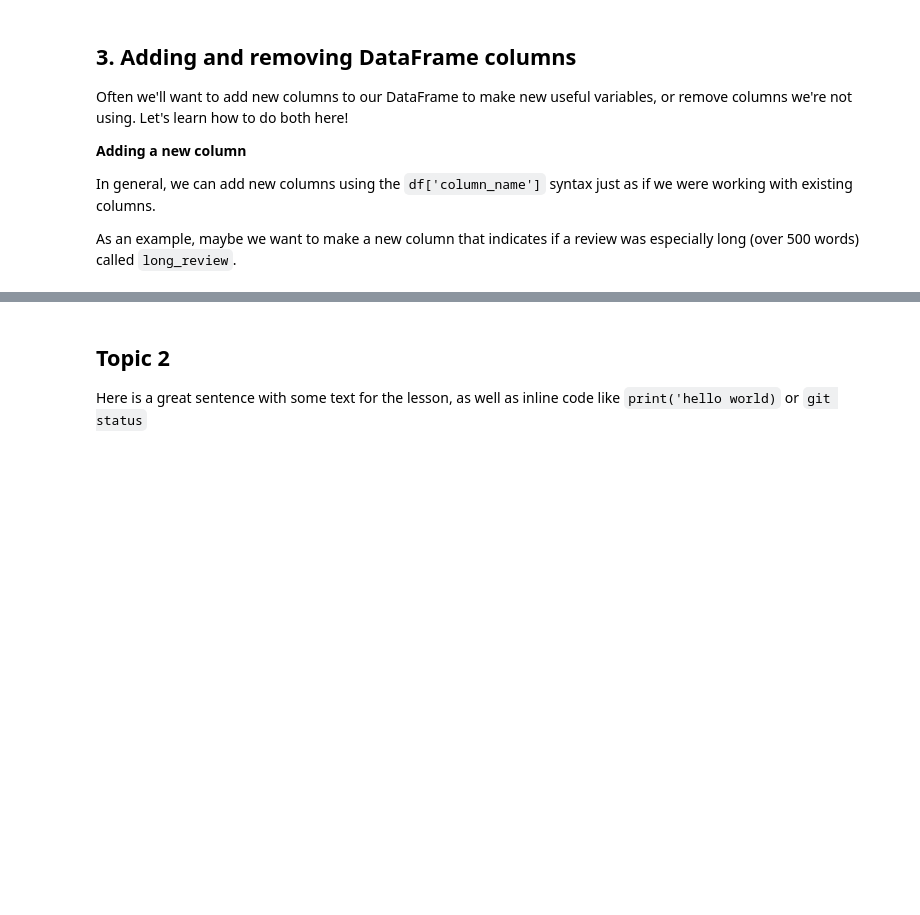
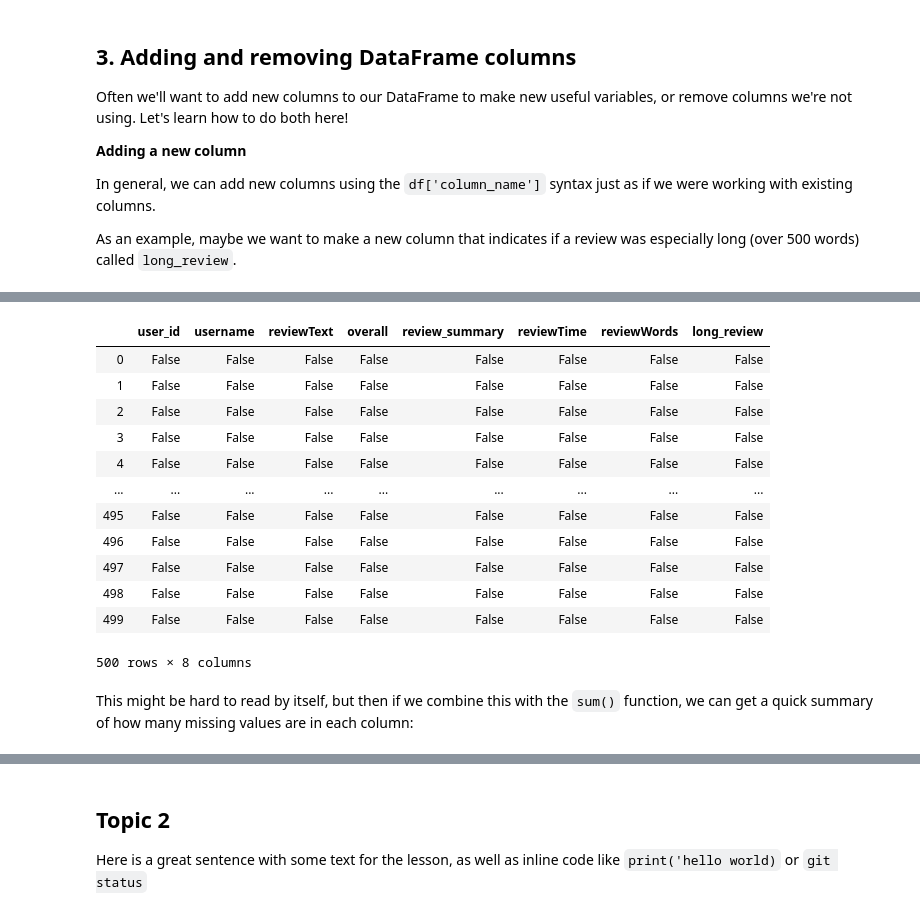
Before and after one commit to Justice-Through-Code/fall_2020, a Jupyter notebook: lessons/jupyter_notebooks/data_cleaning.ipynb, the cells around one changed output, grey strips where cells are left out. Saved outputs shown, nothing was run; the diff lists cells and outputs as text; code cells hidden in the pictures; blank space fills up the shorter version.

Commit message:
adding missing data lesson pieces

```diff
--- a/lessons/jupyter_notebooks/data_cleaning.ipynb
+++ b/lessons/jupyter_notebooks/data_cleaning.ipynb
@@ -200,0 +232,6 @@ reviews['long_review'] = reviews.reviewWords > 100
+# %%
+# make a column indicating the name of the data analyst
+reviews['data_analyst'] = 'Paul Bloom'
+
+# make a column with all zeros
+reviews['zeros'] = 0
@@ -200,0 +251,2 @@ reviews['long_review'] = reviews.reviewWords > 100
+# %%
+reviews.drop(columns = ['data_analyst', 'zeros'], inplace = True)
@@ -200,0 +267,5 @@ reviews['long_review'] = reviews.reviewWords > 100
+# %%
+# adding the columns
+reviews['my_name'] = 'Paul Bloom'
+reviews['my_integer'] = 8
+reviews.head(2)
@@ -200,0 +276,3 @@ reviews['long_review'] = reviews.reviewWords > 100
+# %%
+# drop the new columns
+reviews.drop(columns=['my_name', 'my_integer'], inplace = True)
@@ -200,0 +291,18 @@ reviews['long_review'] = reviews.reviewWords > 100
+# %%
+reviews.isnull()
+# %% [output]
+|  | user_id | username | reviewText | overall | review_summary | reviewTime | reviewWords | long_review |
+| 0 | False | False | False | False | False | False | False | False |
+| 1 | False | False | False | False | False | False | False | False |
+| 2 | False | False | False | False | False | False | False | False |
+| 3 | False | False | False | False | False | False | False | False |
+| 4 | False | False | False | False | False | False | False | False |
+| ... | ... | ... | ... | ... | ... | ... | ... | ... |
+| 495 | False | False | False | False | False | False | False | False |
+| 496 | False | False | False | False | False | False | False | False |
+| 497 | False | False | False | False | False | False | False | False |
+| 498 | False | False | False | False | False | False | False | False |
+| 499 | False | False | False | False | False | False | False | False |
+500 rows × 8 columns
+# %% [markdown]
+This might be hard to read by itself, but then if we combine this with the `sum()` function, we can get a quick summary of how many missing values are in each column:
```
Also changed, not shown: parts of 35 cells of this notebook.
